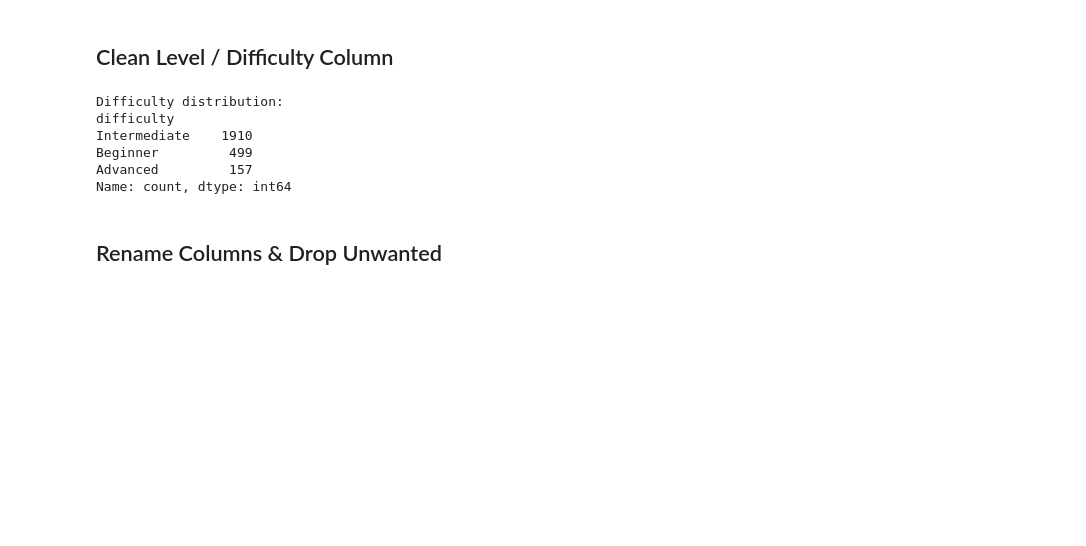
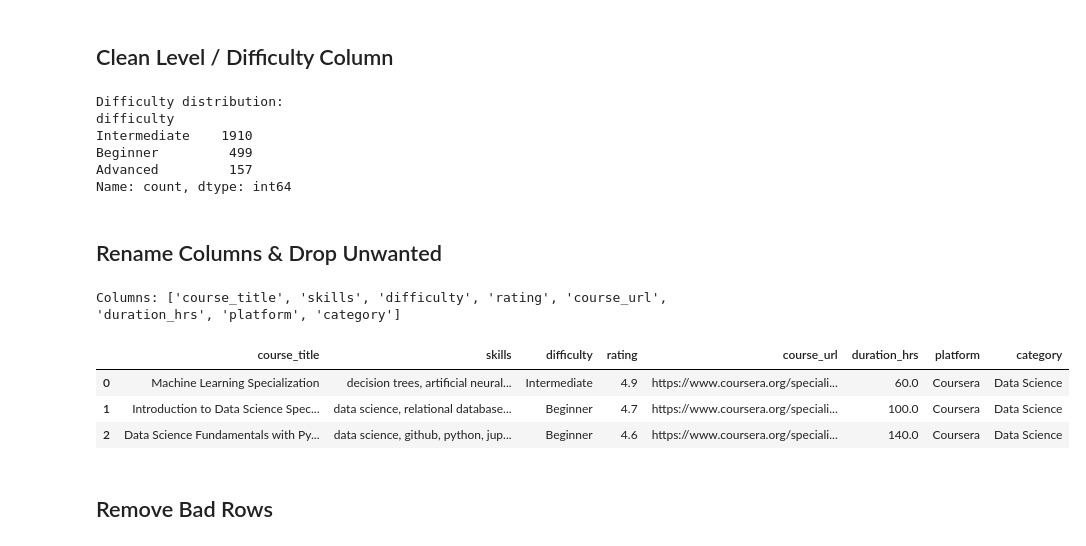
Before and after one commit to hamant-jagwan/Role_Based_Personalized_Learning_Pathway_Engine, a Jupyter notebook: notebooks/online_courses_cleaning.ipynb, the cells around one changed output. Cells and saved outputs as stored; diff of their text form; code cells hidden in the pictures; blank space fills up the shorter version.

```diff
--- a/notebooks/online_courses_cleaning.ipynb
+++ b/notebooks/online_courses_cleaning.ipynb
@@ -300,3 +300,33 @@ Advanced         157
 Name: count, dtype: int64
 # %% [markdown]
 ## Rename Columns & Drop Unwanted
+# %%
+df = df.rename(columns={
+    "Title"   : "course_title",
+    "URL"     : "course_url",
+    "Site"    : "platform",
+    "Category": "category",
+})
+
+# Keep only final columns
+df = df[[
+    "course_title",
+    "skills",
+    "difficulty",
+    "rating",
+    "course_url",
+    "duration_hrs",
+    "platform",
+    "category"
+]].copy()
+
+print("Columns:", df.columns.tolist())
+df.head(3)
+# %% [output]
+Columns: ['course_title', 'skills', 'difficulty', 'rating', 'course_url', 'duration_hrs', 'platform', 'category']
+|  | course_title | skills | difficulty | rating | course_url | duration_hrs | platform | category |
+| 0 | Machine Learning Specialization | decision trees, artificial neural... | Intermediate | 4.9 | https://www.coursera.org/speciali... | 60.0 | Coursera | Data Science |
+| 1 | Introduction to Data Science Spec... | data science, relational database... | Beginner | 4.7 | https://www.coursera.org/speciali... | 100.0 | Coursera | Data Science |
+| 2 | Data Science Fundamentals with Py... | data science, github, python, jup... | Beginner | 4.6 | https://www.coursera.org/speciali... | 140.0 | Coursera | Data Science |
+# %% [markdown]
+## Remove Bad Rows
```
Also changed, not shown: parts of 10 cells of this notebook, 1 other file.
